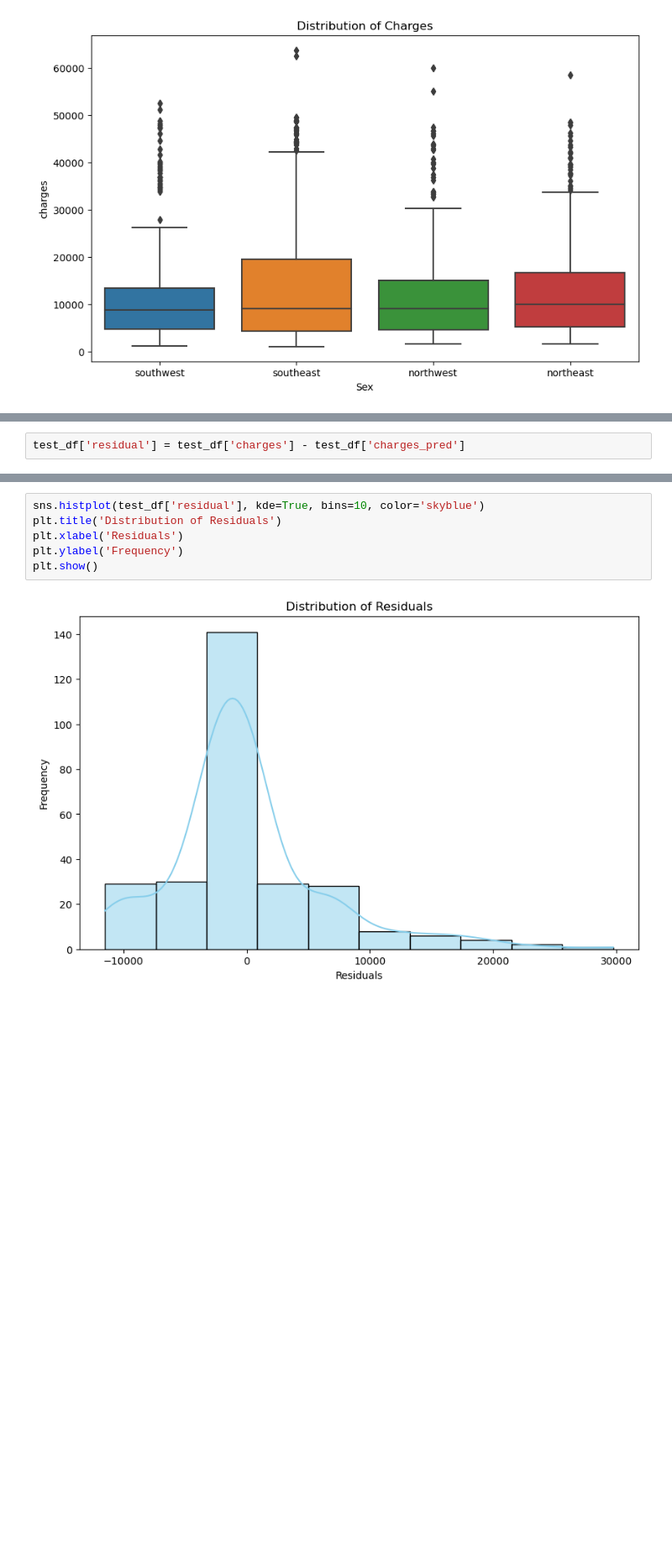
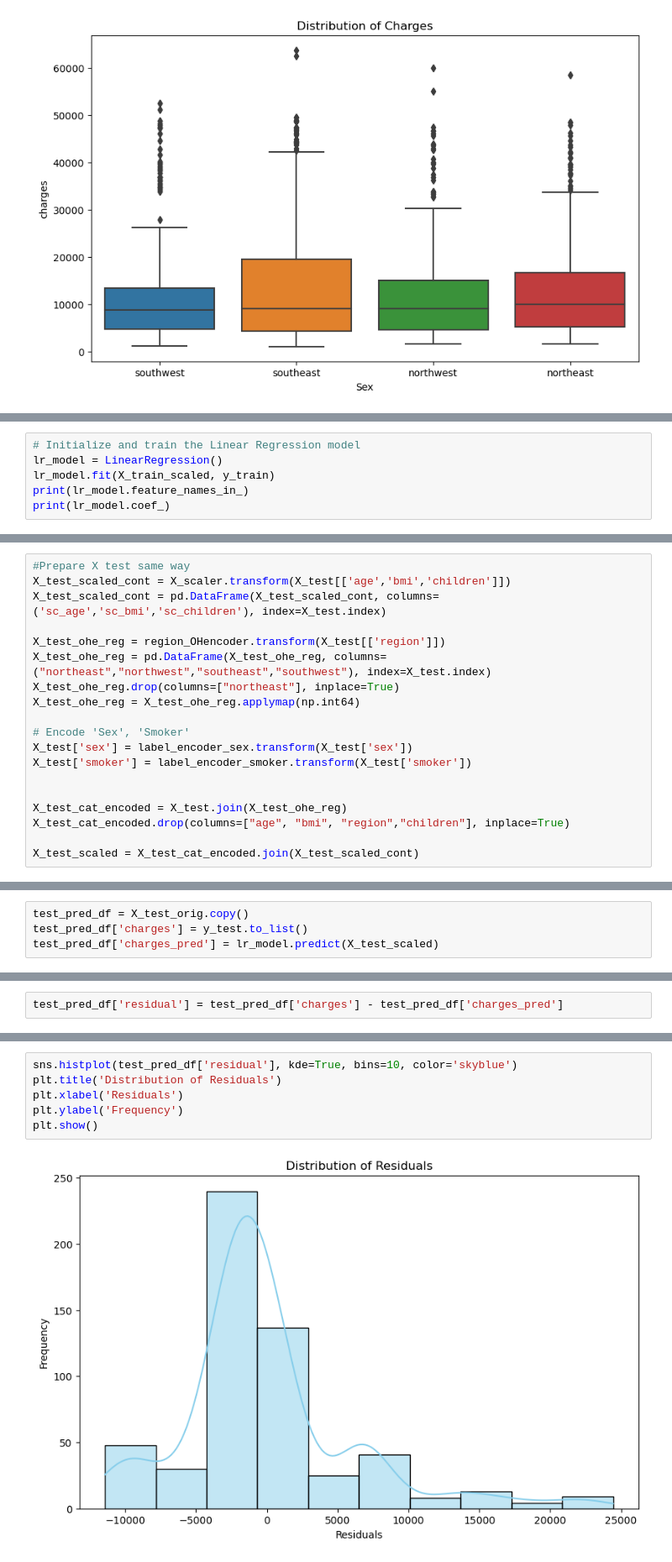
Before and after one commit to tyagi2607/data-science-portfolio, a Jupyter notebook: 1. medical_insurance_cost_prediction/cleaning_exploration.ipynb, the cells around one changed output, grey strips where cells are left out. Shown at 84% size. Cells and saved outputs as stored; diff of their text form; blank space fills up the shorter version.

```diff
--- a/1. medical_insurance_cost_prediction/cleaning_exploration.ipynb
+++ b/1. medical_insurance_cost_prediction/cleaning_exploration.ipynb
@@ -371,0 +296,6 @@ slope: [-0.00489286  1.97721337 -0.03218387 -0.07887748 -0.08817923  0.29632278
+# %%
+# Initialize and train the Linear Regression model
+lr_model = LinearRegression()
+lr_model.fit(X_train_scaled, y_train)
+print(lr_model.feature_names_in_)
+print(lr_model.coef_)
@@ -371,0 +307,19 @@ slope: [-0.00489286  1.97721337 -0.03218387 -0.07887748 -0.08817923  0.29632278
+# %%
+#Prepare X test same way
+X_test_scaled_cont = X_scaler.transform(X_test[['age','bmi','children']])
+X_test_scaled_cont = pd.DataFrame(X_test_scaled_cont, columns=('sc_age','sc_bmi','sc_children'), index=X_test.index)
+
+X_test_ohe_reg = region_OHencoder.transform(X_test[['region']])
+X_test_ohe_reg = pd.DataFrame(X_test_ohe_reg, columns=("northeast","northwest","southeast","southwest"), index=X_test.index)
+X_test_ohe_reg.drop(columns=["northeast"], inplace=True)
+X_test_ohe_reg = X_test_ohe_reg.applymap(np.int64)
+
+# Encode 'Sex', 'Smoker'
+X_test['sex'] = label_encoder_sex.transform(X_test['sex'])
+X_test['smoker'] = label_encoder_smoker.transform(X_test['smoker'])
+
+
+X_test_cat_encoded = X_test.join(X_test_ohe_reg)
+X_test_cat_encoded.drop(columns=["age", "bmi", "region","children"], inplace=True)
+
+X_test_scaled = X_test_cat_encoded.join(X_test_scaled_cont)
@@ -458 +381,5 @@ Mean Squared Error (Linear Regression): 36292794.5798197
+# %%
+test_pred_df = X_test_orig.copy()
+test_pred_df['charges'] = y_test.to_list()
+test_pred_df['charges_pred'] = lr_model.predict(X_test_scaled)
 # %%
@@ -488,3 +390,3 @@ Mean Squared Error (Linear Regression): 0.2781522113604448
 # %%
-test_df['residual'] = test_df['charges'] - test_df['charges_pred']
+test_pred_df['residual'] = test_pred_df['charges'] - test_pred_df['charges_pred']
 # %%
@@ -515,11 +417,11 @@ plt.show()
 # %%
-sns.histplot(test_df['residual'], kde=True, bins=10, color='skyblue')
+sns.histplot(test_pred_df['residual'], kde=True, bins=10, color='skyblue')
 plt.title('Distribution of Residuals')
 plt.xlabel('Residuals')
 plt.ylabel('Frequency')
 plt.show()
 # %% [output]
-[figure, old version]
+[figure, new version]
 # %%
 def act_vs_pred_plot(actual, predicted):
     plt.scatter(actual, predicted, color='blue')
```
Also changed, not shown: parts of 74 cells of this notebook.
